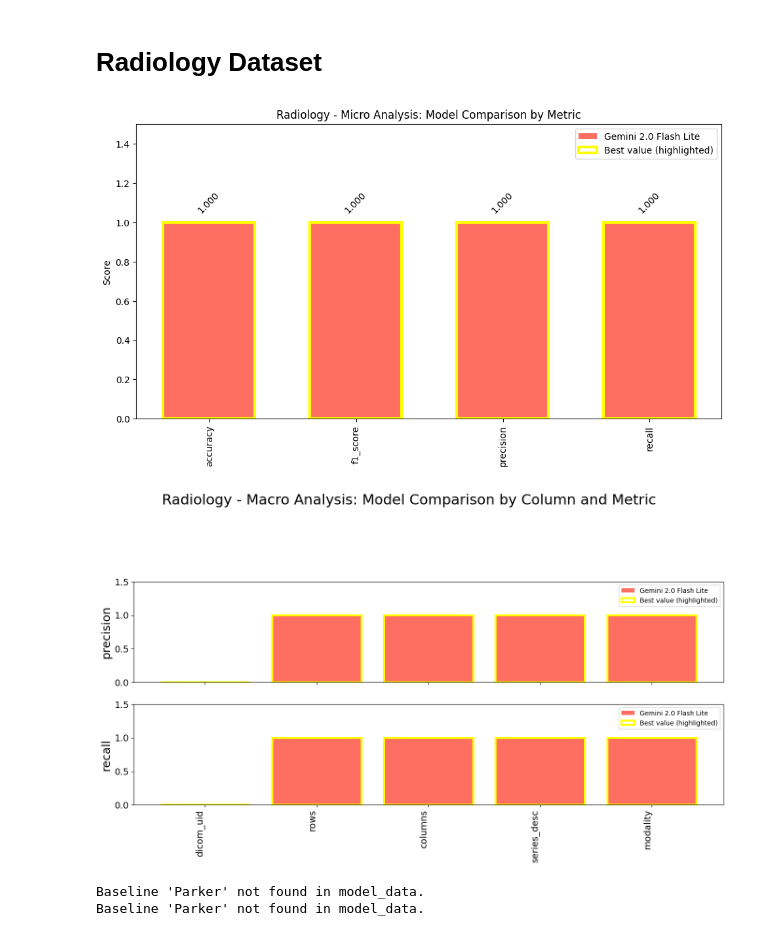
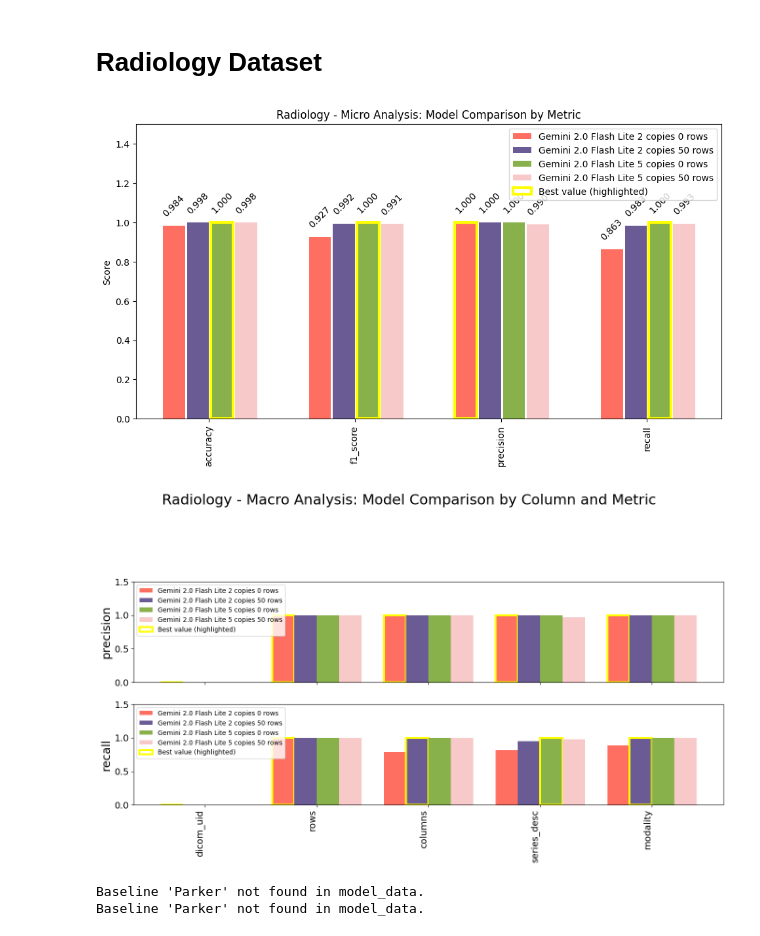
Before and after one commit to lukasketzer/llm_data_quality_assistant, a Jupyter notebook: analysis/results/graphs.ipynb, the cells around one changed output. Saved outputs shown, nothing was run; the diff lists cells and outputs as text; code cells hidden in the pictures.

```diff
--- a/analysis/results/graphs.ipynb
+++ b/analysis/results/graphs.ipynb
@@ -330,24 +330,30 @@ plot_macro_difference_vs_parker(load_model_data(base_path, macro_files), "Flight
 # %%
 # Radiology paths and files
 base_path = os.path.join('.', 'radiology_self_generated')
 micro_files = {
-    "Gemini 2.0 Flash Lite": 'gemini_2_0_flash_lite_results_micro.json',
+    "Gemini 2.0 Flash Lite 2 copies 0 rows": "gemini_2_0_flash_lite_2_copies_0_rows_context_results_micro.json",
+    "Gemini 2.0 Flash Lite 2 copies 50 rows": "gemini_2_0_flash_lite_2_copies_50_rows_context_results_micro.json",
+    "Gemini 2.0 Flash Lite 5 copies 0 rows": "gemini_2_0_flash_lite_5_copies_0_rows_context_results_micro.json",
+    "Gemini 2.0 Flash Lite 5 copies 50 rows": "gemini_2_0_flash_lite_5_copies_50_rows_context_results_micro.json",
 }
 macro_files = {
-    "Gemini 2.0 Flash Lite": 'gemini_2_0_flash_lite_results_macro.json',
+    "Gemini 2.0 Flash Lite 2 copies 0 rows": "gemini_2_0_flash_lite_2_copies_0_rows_context_results_macro.json",
+    "Gemini 2.0 Flash Lite 2 copies 50 rows": "gemini_2_0_flash_lite_2_copies_50_rows_context_results_macro.json",
+    "Gemini 2.0 Flash Lite 5 copies 0 rows": "gemini_2_0_flash_lite_5_copies_0_rows_context_results_macro.json",
+    "Gemini 2.0 Flash Lite 5 copies 50 rows": "gemini_2_0_flash_lite_5_copies_50_rows_context_results_macro.json",
 }
 # Micro
 model_data = load_model_data(base_path, micro_files)
 plot_micro_analysis(model_data, "Radiology")
 # Macro
 model_data = load_model_data(base_path, macro_files)
 plot_macro_analysis(model_data, "Radiology")
 # Difference vs Parker (Micro)
 plot_difference_vs_parker(load_model_data(base_path, micro_files), "Radiology")
 # Difference vs Parker (Macro)
 plot_macro_difference_vs_parker(load_model_data(base_path, macro_files), "Radiology")
 # %% [output]
-[figure, old version]
+[figure, new version]
-[figure, old version]
+[figure, new version]
 Baseline 'Parker' not found in model_data.
 Baseline 'Parker' not found in model_data.
```
Also changed, not shown: parts of 1 cell of this notebook, 13 other files.
